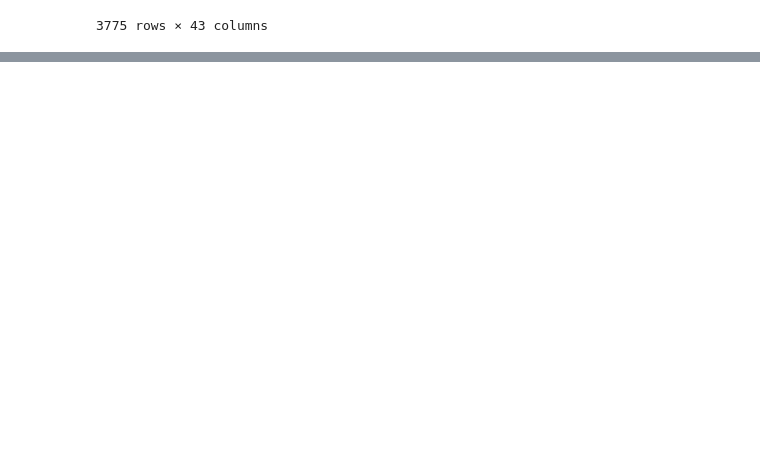
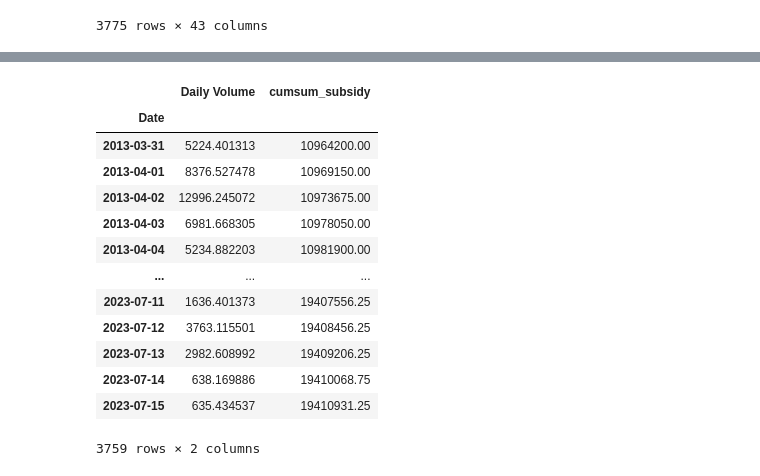
Before and after one commit to Moises-mfg/Analise-exploratoria-blockchain-Bitcoin, a Jupyter notebook: svar_bitcoin.ipynb, the cells around one changed output, grey strips where cells are left out. Cells and saved outputs as stored; diff of their text form; code cells hidden in the pictures; blank space fills up the shorter version.

```diff
--- a/svar_bitcoin.ipynb
+++ b/svar_bitcoin.ipynb
@@ -89,0 +200,19 @@ df_blockstats_daily_mean
+# %%
+df_svar = df_bitfinex_volume
+df_svar["cumsum_subsidy"] = subsidy_daily_sum_copy["cumsum_subsidy"]
+df_svar
+# %% [output]
+|  | Daily Volume | cumsum_subsidy |
+| Date |  |  |
+| 2013-03-31 | 5224.401313 | 10964200.00 |
+| 2013-04-01 | 8376.527478 | 10969150.00 |
+| 2013-04-02 | 12996.245072 | 10973675.00 |
+| 2013-04-03 | 6981.668305 | 10978050.00 |
+| 2013-04-04 | 5234.882203 | 10981900.00 |
+| ... | ... | ... |
+| 2023-07-11 | 1636.401373 | 19407556.25 |
+| 2023-07-12 | 3763.115501 | 19408456.25 |
+| 2023-07-13 | 2982.608992 | 19409206.25 |
+| 2023-07-14 | 638.169886 | 19410068.75 |
+| 2023-07-15 | 635.434537 | 19410931.25 |
+3759 rows × 2 columns
```
Also changed, not shown: parts of 8 cells of this notebook.
